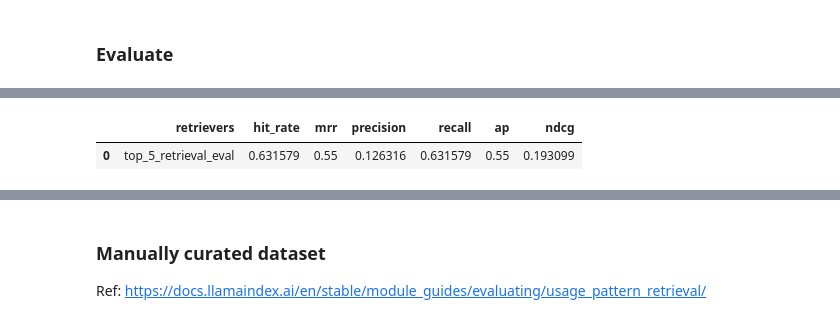
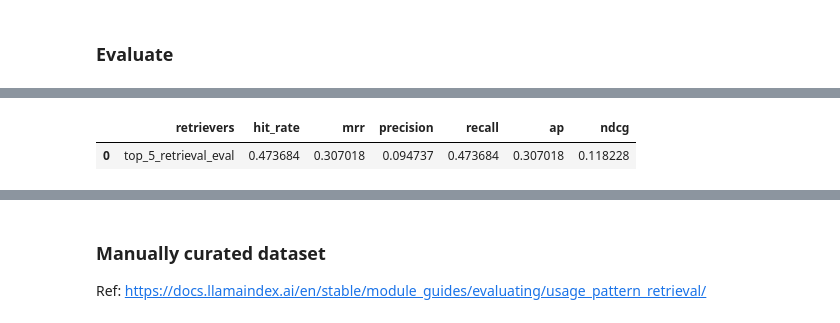
Before and after one commit to dvquy13/llamaindex-blog-qna-chatbot, a Jupyter notebook: notebooks/001-explore-crawled-data.ipynb, the cells around one changed output, grey strips where cells are left out. Drawn from its saved outputs; the diff is of its cells as text; code cells hidden in the pictures.

Commit message:
Tune Eval dataset generator

```diff
--- a/notebooks/001-explore-crawled-data.ipynb
+++ b/notebooks/001-explore-crawled-data.ipynb
@@ -638,4 +527,27 @@ else:
 # %%
+QUESTION_GEN_QUERY = """
+You are a Retriever Evaluator. Your task is to generate {num_questions_per_chunk} questions to assess the accuracy/relevancy of an information retrieval system.
+The information retrieval system would then be asked your generated question and assessed on how well it can look up and return the correct context.
+
+IMPORTANT RULES:
+- Restrict the generated questions to the context information provided.
+- Do not mention anything about the context in the generated questions.
+- The generated questions should be diverse in nature and in difficulty across the documents.
+- When being asked the generated question, a human with no prior knowledge can still answer perfectly given the input context.
+"""
+QA_GENERATE_PROMPT_TMPL = f"""
+Context information is below.
+
+---------------------
+{{context_str}}
+---------------------
+
+Given the context information and not prior knowledge.
+generate only questions based on the below query.
+
+{QUESTION_GEN_QUERY}
+"""
+
 if RECREATE_RETRIEVAL_EVAL_DATASET or not os.path.exists(RETRIEVAL_EVAL_DATASET_FP):
     # Use good model to generate the eval dataset
     from llama_index.llms.openai import OpenAI
@@ -643,7 +555,10 @@ if RECREATE_RETRIEVAL_EVAL_DATASET or not os.path.exists(RETRIEVAL_EVAL_DATASET_
 
     logger.info(f"Creating new synthetic retrieval eval dataset...")
     retrieval_eval_dataset = generate_question_context_pairs(
-        retrieval_eval_nodes, llm=retrieval_eval_llm, num_questions_per_chunk=RETRIEVAL_NUM_QUESTIONS_PER_CHUNK
+        retrieval_eval_nodes,
+        llm=retrieval_eval_llm,
+        num_questions_per_chunk=RETRIEVAL_NUM_QUESTIONS_PER_CHUNK,
+        qa_generate_prompt_tmpl=QA_GENERATE_PROMPT_TMPL
     )
     retrieval_eval_dataset.save_json(RETRIEVAL_EVAL_DATASET_FP)
 else:
@@ -811,12 +604,18 @@ DEBUG [llama_index.core.indices.utils] > Top 5 nodes:
 def display_results(name, eval_results, metrics=['hit_rate', 'mrr'], include_cohere_rerank=False):
     """Display results from evaluate."""
 
-    metric_dicts = []
+    eval_dicts = []
     for eval_result in eval_results:
         metric_dict = eval_result.metric_vals_dict
-        metric_dicts.append(metric_dict)
+        eval_dict = {
+            "query": eval_result.query,
+            "expected_ids": eval_result.expected_ids,
+            "retrieved_texts": eval_result.retrieved_texts,
+            **metric_dict
+        }
+        eval_dicts.append(eval_dict)
 
-    full_df = pd.DataFrame(metric_dicts)
+    full_df = pd.DataFrame(eval_dicts)
 
     columns = {
         "retrievers": [name],
@@ -829,11 +628,11 @@ def display_results(name, eval_results, metrics=['hit_rate', 'mrr'], include_coh
 
     metric_df = pd.DataFrame(columns)
 
-    return metric_df
+    return metric_df, full_df
 # %%
 metric_prefix = f"top_{RETRIEVAL_TOP_K}_retrieval_eval"
-retrieval_eval_results_df = display_results(metric_prefix, retrieval_eval_results, metrics=RETRIEVAL_METRICS)
+retrieval_eval_results_df, retrieval_eval_results_full_df = display_results(metric_prefix, retrieval_eval_results, metrics=RETRIEVAL_METRICS)
 retrieval_eval_results_df
 # %% [output]
 |  | retrievers | hit_rate | mrr | precision | recall | ap | ndcg |
-| 0 | top_5_retrieval_eval | 0.631579 | 0.55 | 0.126316 | 0.631579 | 0.55 | 0.193099 |
+| 0 | top_5_retrieval_eval | 0.473684 | 0.307018 | 0.094737 | 0.473684 | 0.307018 | 0.118228 |
```
Also changed, not shown: parts of 47 cells of this notebook.
